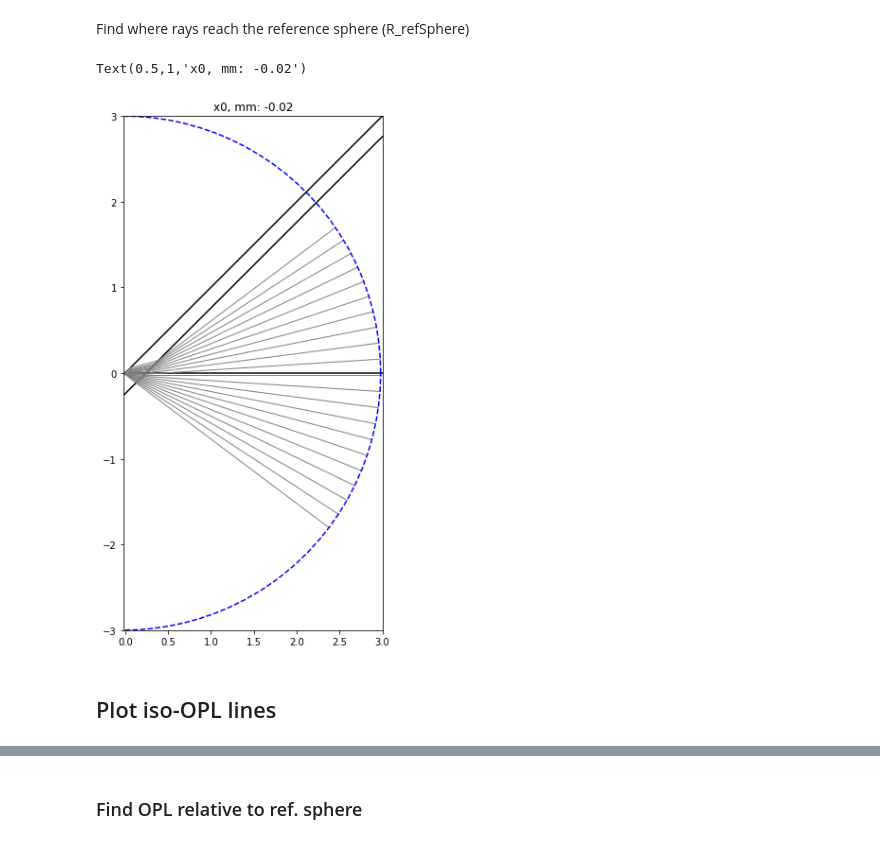
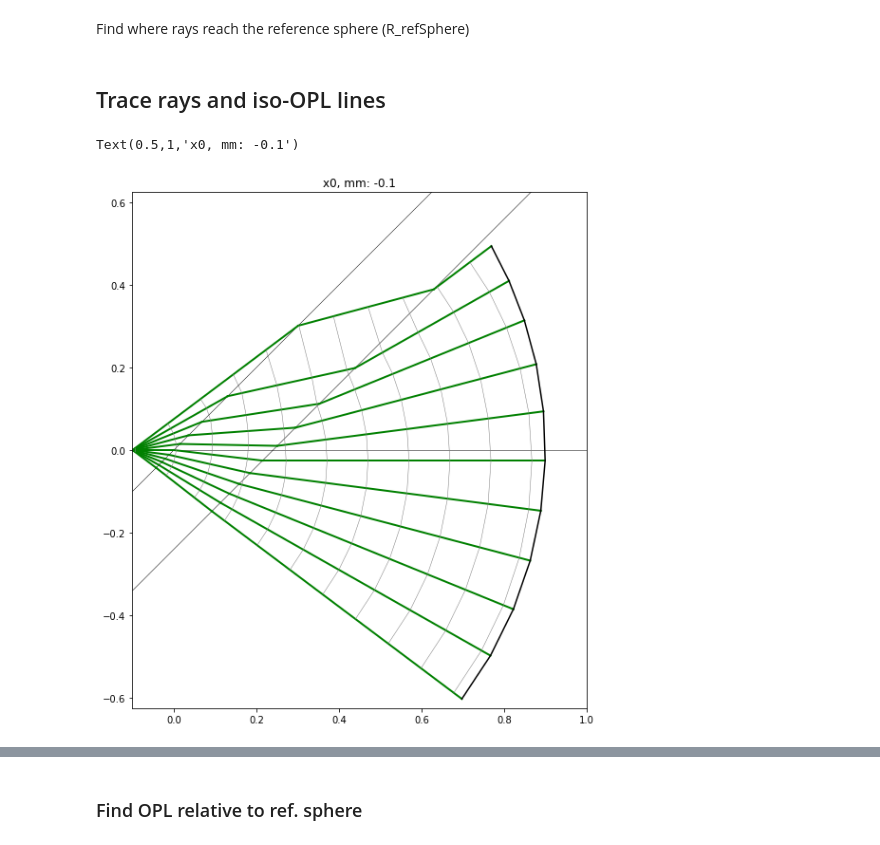
Before and after one commit to nvladimus/refractive_index_mismatch, a Jupyter notebook: OPD_rayTracing_tiltedCoverslip_2D-v2.0.ipynb, the cells around one changed output, grey strips where cells are left out. Drawn from its saved outputs; the diff is of its cells as text; code cells hidden in the pictures.

Commit message:
Created nice ray tracing, detection and excitation

```diff
--- a/OPD_rayTracing_tiltedCoverslip_2D-v2.0.ipynb
+++ b/OPD_rayTracing_tiltedCoverslip_2D-v2.0.ipynb
@@ -15,15 +15,15 @@ n_sample = 1.3325 #water: 1.33; life worm: 1.37; fixed and mounted in ProLong Go
 # n= 1.37 @ 633 nm is C.elegans RI, ref: https://www.ncbi.nlm.nih.gov/pubmed/17694065/
 n_glass = 1.5230 #@589 nm, D263M borosilicate glass for coverslips, from Fischer Scientific datasheet
 n_media = 1.3325 #water (1.3325), glycerol(1.4722), immersion oil (1.515)
-n_mediaArray = np.array([1.3325, 1.4722, 1.515]) #water, glycerol, immersion oil
-mediaLabel = ['water','glycerol', 'oil']
 
 tilt_angle = 45./180*np.pi #45-degree tilt of coverslip
 thickness_glass = 0.170 #mm, No1.5 standard glass
+n_rays = 11
+theta_rad_array = np.linspace(-36.9,36.9,n_rays)/180.0*np.pi ##ray angle from the point source
+#theta_rad_array = np.linspace(-4.31,4.31,n_rays)/180.0*np.pi ##ray angle from the point source
+na_array = np.sin(theta_rad_array)*n_media
+print 'max NA = ' + str(na_array[-1])
 
-thetaRadArray = np.linspace(-36.9,36.9,21)/180.0*np.pi ##ray angle from the point source
-
-NA = np.sin(thetaRadArray[-1])*n_media #max NA of the system, using sample refractive index
-print 'max NA = ' + str(NA)
+ray_color = 'green'
 # %% [output]
 max NA = 0.8000599502467403
@@ -112,0 +74,2 @@ def ref_sphere(x0, y0, r):
+# %% [markdown]
+## Trace rays and iso-OPL lines
@@ -113,32 +113,24 @@ def ref_sphere(x0, y0, r):
 # %%
-i_medium = 0 #water
-n_media = n_mediaArray[i_medium]
-x0, y0 = source_posX_mm, source_posY_mm
-R_refSphere_mm = 3.0
-
+#PLot the thing
 fig, ax = plt.subplots(1,1,figsize = (10,10))
 x_min = -0.1
 x_max = R_refSphere_mm
-ax.plot([x_min, x_max],[S1(x_min), S1(x_max)],'-k')
-ax.plot([x_min, x_max],[S2(x_min), S2(x_max)],'-k')
-ax.axhline(y=0, color='k')
+ax.plot([x_min, x_max],[S1(x_min), S1(x_max)],'-k',lw=0.5)
+ax.plot([x_min, x_max],[S2(x_min), S2(x_max)],'-k',lw=0.5)
+ax.axhline(y=0, color= 'k',lw=0.5)
 ax.set_aspect('equal', 'box')
 
-(x1,y1,theta1, x2,y2,theta2) = ray_tracing(x0,y0, thetaRadArray, tilt_angle, \
-                                  n_sample, n_glass, n_mediaArray[i_medium], thickness_glass)
-
-(x3_refSphere, y3_refSphere) = intersectRefSphere(x0,y0,x2,y2,theta2,R_refSphere_mm)
-ax.plot([x0*np.ones(len(thetaRadArray)), x1], [y0*np.ones(len(thetaRadArray)), y1],color = 'gray',lw = 1)
-ax.plot([x1, x2], [y1, y2],color = 'gray',lw = 1)
-ax.plot([x2, x3_refSphere], [y2, y3_refSphere],color = 'gray',lw = 1)
+ax.plot([x0*np.ones(len(theta_rad_array)), x1], [y0*np.ones(len(theta_rad_array)), y1],color = ray_color,lw = 2)
+ax.plot([x1, x2], [y1, y2],color = ray_color,lw = 2)
+ax.plot([x2, x3_refSphere], [y2, y3_refSphere], color = ray_color,lw = 2)
+ax.plot(x_iso_opl.T, y_iso_opl.T, color = 'gray',lw = 0.5)
 
 (x_sphere,y_sphere) = ref_sphere(x0, y0, R_refSphere_mm)
-ax.plot(x_sphere,y_sphere, '--b')
-ax.set_xlim([x0, x_max])
-ax.set_ylim([-R_refSphere_mm, R_refSphere_mm])
+ax.plot(x3_refSphere,y3_refSphere, '-k')
+
+ax.set_xlim([x0, R_refSphere_mm])
+ax.set_ylim([-R_refSphere_mm/1.6, R_refSphere_mm/1.6])
 ax.set_title('x0, mm: ' + str(x0))
 # %% [output]
-Text(0.5,1,'x0, mm: -0.02')
+Text(0.5,1,'x0, mm: -0.1')
-[figure, old version]
+[figure, new version]
-# %% [markdown]
-## Plot iso-OPL lines
```
Also changed, not shown: parts of 13 cells of this notebook, 8 other files.
